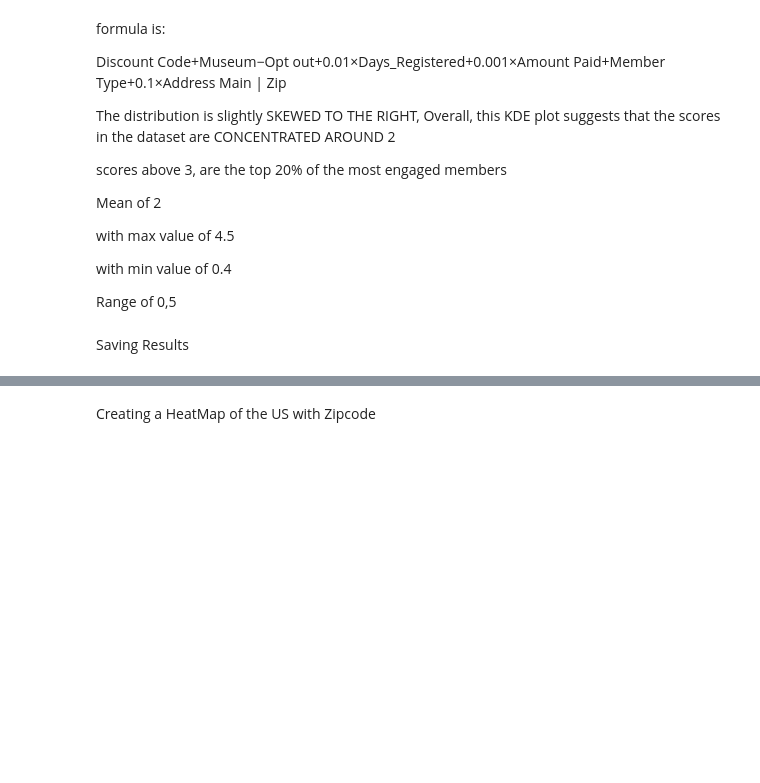
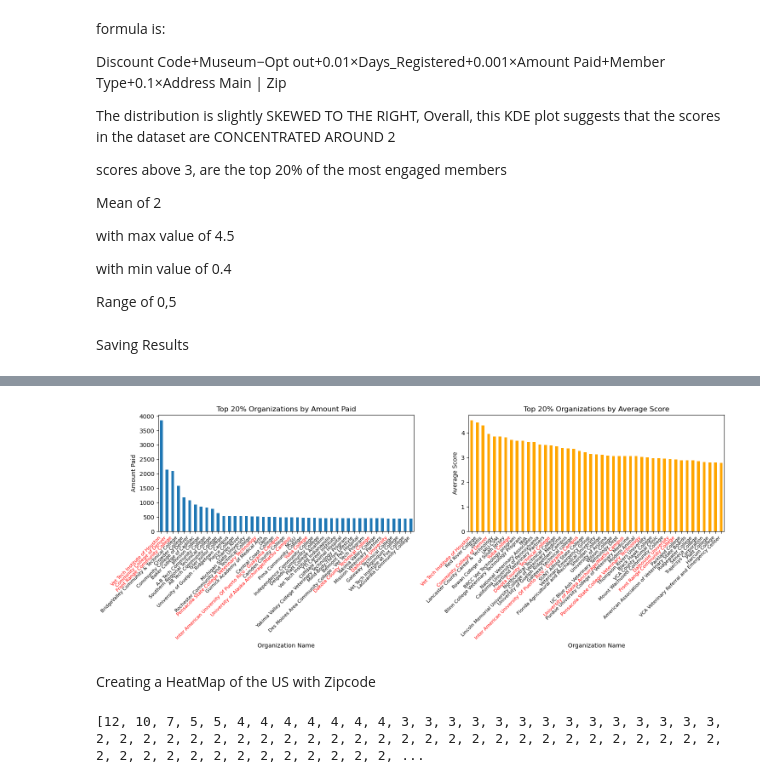
Before and after one commit to ParagGupta103/TVD_Associates, a Jupyter notebook: Formulater.ipynb, the cells around one changed output, grey strips where cells are left out. Cells and saved outputs as stored; diff of their text form; code cells hidden in the pictures; blank space fills up the shorter version.

```diff
--- a/Formulater.ipynb
+++ b/Formulater.ipynb
@@ -204,3 +286,61 @@ data.to_excel(new_file_path, index=False)
+# %%
+# Calculate the count of occurrences of each organization name
+organization_counts = data.groupby('Organization')['Amount Paid'].mean()
+
+# Calculate the average score for each organization
+organization_scores = data.groupby('Organization')['score'].mean()
+
+# Sort organizations by their counts and scores
+sorted_counts = organization_counts.sort_values(ascending=False)
+sorted_scores = organization_scores.sort_values(ascending=False)
+
+# Calculate the threshold for the top 20% organizations based on counts
+threshold_count = int(len(sorted_counts) * 0.2)
+
+# Filter out the top 20% organizations based on counts
+top_organizations_count = sorted_counts.head(threshold_count)
+
+# Calculate the threshold for the top 20% organizations based on scores
+threshold_score = int(len(sorted_scores) * 0.2)
+
+# Filter out the top 20% organizations based on scores
+top_organizations_score = sorted_scores.head(threshold_score)
+
+# Get the common organizations
+common_organizations = top_organizations_count.index.intersection(top_organizations_score.index)
+
+# Plotting
+plt.figure(figsize=(15, 6))
+
+# Plot count plot
+plt.subplot(1, 2, 1)
+top_organizations_count.plot(kind='bar')
+plt.title('Top 20% Organizations by Amount Paid')
+plt.xlabel('Organization Name')
+plt.ylabel('Amount Paid')
+plt.xticks(rotation=45, ha='right', fontsize=8)  # Adjust font size and rotation for readability
+
+# Plot score plot
+plt.subplot(1, 2, 2)
+top_organizations_score.plot(kind='bar', color='orange')
+plt.title('Top 20% Organizations by Average Score')
+plt.xlabel('Organization Name')
+plt.ylabel('Average Score')
+plt.xticks(rotation=45, ha='right', fontsize=8)  # Adjust font size and rotation for readability
+
+# Highlight common organizations
+for org in common_organizations:
+    idx_count = top_organizations_count.index.get_loc(org)
+    idx_score = top_organizations_score.index.get_loc(org)
+    plt.subplot(1, 2, 1)
+    plt.gca().get_xticklabels()[idx_count].set_color('red')
+    plt.subplot(1, 2, 2)
+    plt.gca().get_xticklabels()[idx_score].set_color('red')
+
+plt.tight_layout()
+plt.show()
+# %% [output]
+[figure, added]
 # %% [markdown]
 Creating a HeatMap of the US with Zipcode
 # %%
@@ -214,4 +354,16 @@ def extract_value(name):
         return eng_score
     except IndexError:
         return None  # Return None if name is not found
+# %%
+#Filtering out the american Zipcodes
+k = str_zip
+filtered_list = [entry for entry in k if entry.isdigit()]
+
+#print(filtered_list)
+filtered_count = []
+for i in filtered_list:
+    filtered_count.append(zip_count[int(i)])
+print(filtered_count)
+# %% [output]
+[12, 10, 7, 5, 5, 4, 4, 4, 4, 4, 4, 4, 3, 3, 3, 3, 3, 3, 3, 3, 3, 3, 3, 3, 3, 3, 2, 2, 2, 2, 2, 2, 2, 2, 2, 2, 2, 2, 2, 2, 2, 2, 2, 2, 2, 2, 2, 2, 2, 2, 2, 2, 2, 2, 2, 2, 2, 2, 2, 2, 2, 2, 2, 2, 2, 2, ...
 # %%
```
Also changed, not shown: parts of 8 cells of this notebook, 4 other files.
